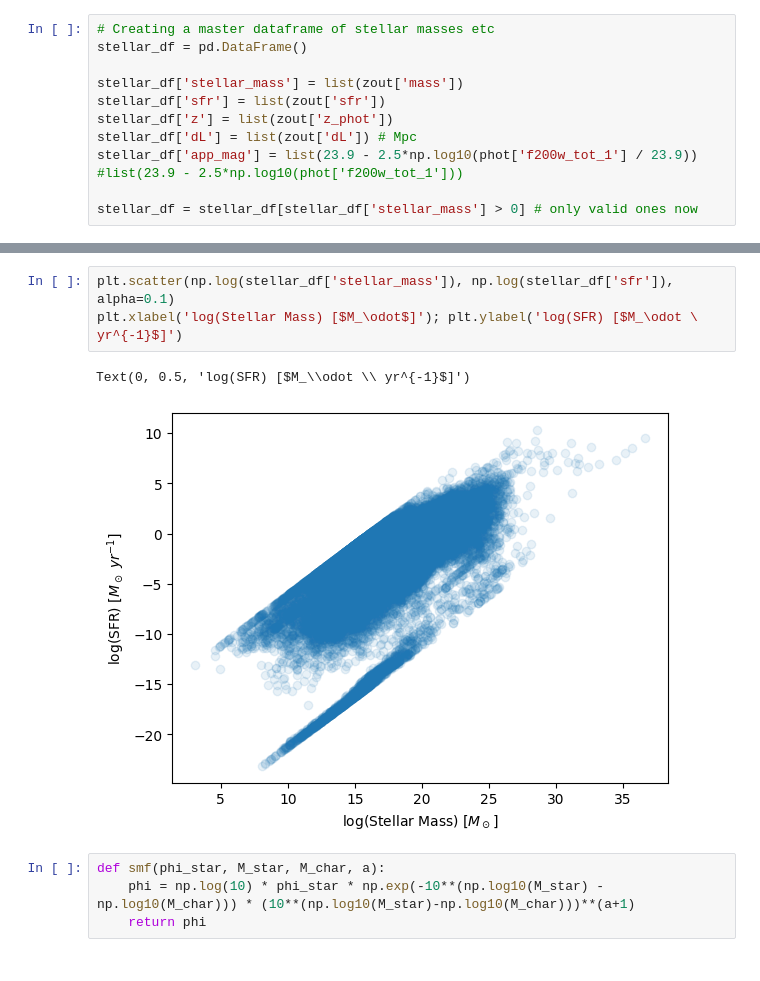
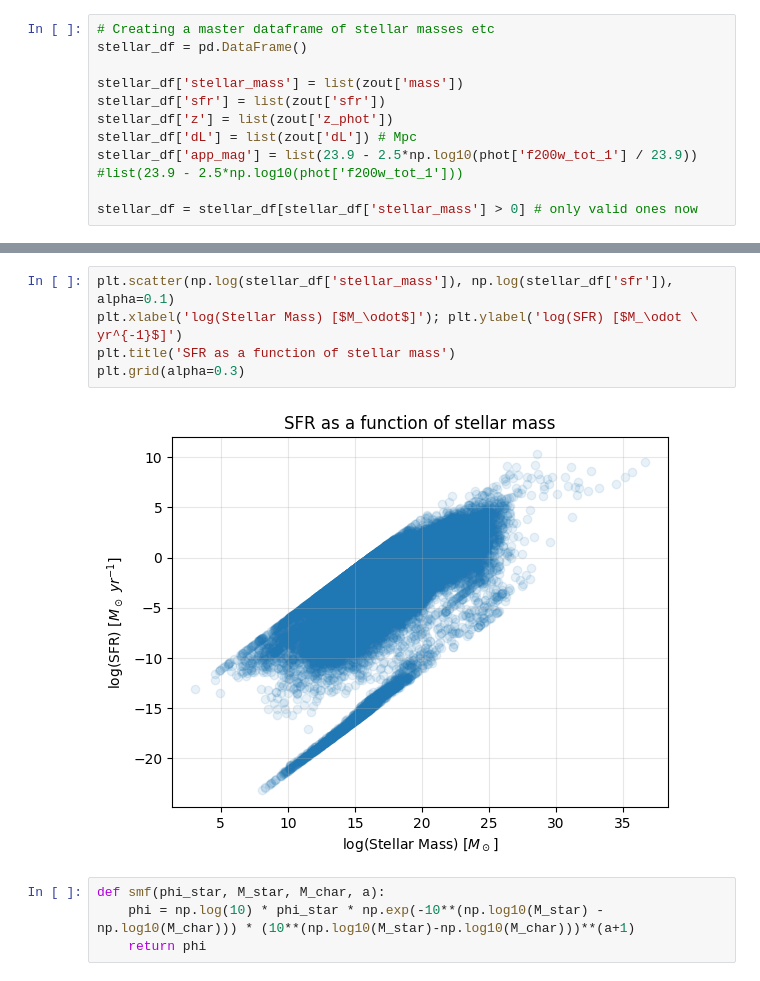
Before and after one commit to mayamerch/block-3-project, a Jupyter notebook: abell 2744.ipynb, the cells around one changed output, grey strips where cells are left out. Drawn from its saved outputs; the diff is of its cells as text.

```diff
--- a/abell 2744.ipynb
+++ b/abell 2744.ipynb
@@ -735,9 +717,10 @@ Absolute Magnitude: [23.862008639801815, 20.905913787674113, 30.902906548404694,
 # %%
 plt.scatter(np.log(stellar_df['stellar_mass']), np.log(stellar_df['sfr']), alpha=0.1)
 plt.xlabel('log(Stellar Mass) [$M_\odot$]'); plt.ylabel('log(SFR) [$M_\odot \ yr^{-1}$]')
+plt.title('SFR as a function of stellar mass')
+plt.grid(alpha=0.3)
 # %% [output]
-Text(0, 0.5, 'log(SFR) [$M_\\odot \\ yr^{-1}$]')
-[figure, old version]
+[figure, new version]
 # %%
 def smf(phi_star, M_star, M_char, a):
     phi = np.log(10) * phi_star * np.exp(-10**(np.log10(M_star) - np.log10(M_char))) * (10**(np.log10(M_star)-np.log10(M_char)))**(a+1)
```
Also changed, not shown: parts of 10 cells of this notebook.
